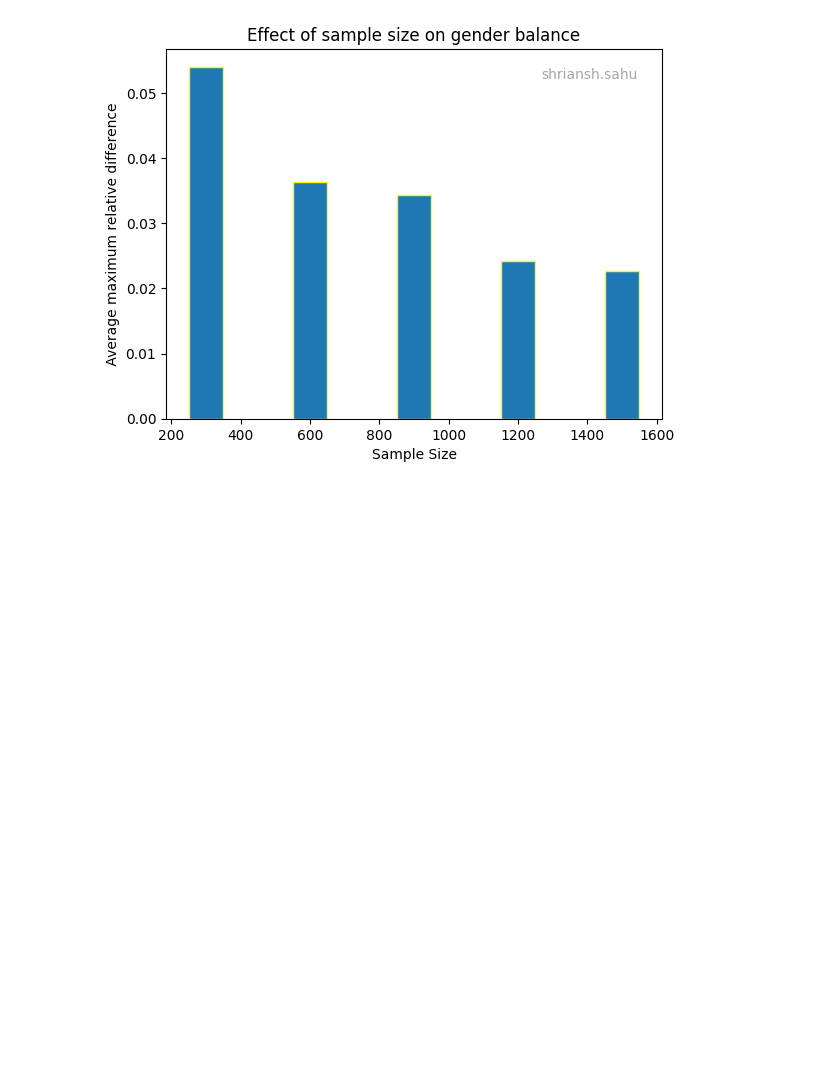
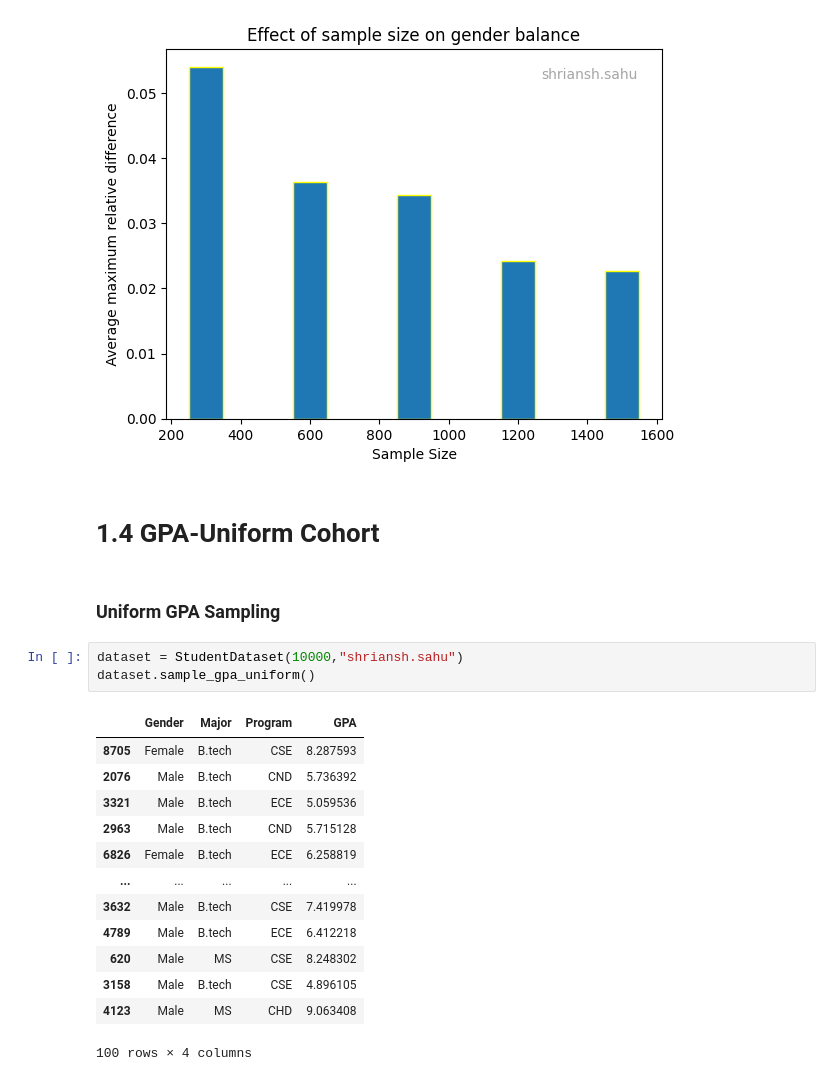
Before and after one commit to Shriansh8584/student-dataset-assignment, a Jupyter notebook: JupyterNotebook.ipynb, the cells around one changed output. Drawn from its saved outputs; the diff is of its cells as text; blank space fills up the shorter version.

```diff
--- a/JupyterNotebook.ipynb
+++ b/JupyterNotebook.ipynb
@@ -549,3 +592,24 @@ dataset = StudentDataset(10000,"shriansh.sahu")
 dataset.plot_avg_max_gender_diff_vs_sample_size()
 # %% [output]
 [figure]
+# %% [markdown]
+# 1.4 GPA-Uniform Cohort
+# %% [markdown]
+### Uniform GPA Sampling
+# %%
+dataset = StudentDataset(10000,"shriansh.sahu")
+dataset.sample_gpa_uniform()
+# %% [output]
+|  | Gender | Major | Program | GPA |
+| 8705 | Female | B.tech | CSE | 8.287593 |
+| 2076 | Male | B.tech | CND | 5.736392 |
+| 3321 | Male | B.tech | ECE | 5.059536 |
+| 2963 | Male | B.tech | CND | 5.715128 |
+| 6826 | Female | B.tech | ECE | 6.258819 |
+| ... | ... | ... | ... | ... |
+| 3632 | Male | B.tech | CSE | 7.419978 |
+| 4789 | Male | B.tech | ECE | 6.412218 |
+| 620 | Male | MS | CSE | 8.248302 |
+| 3158 | Male | B.tech | CSE | 4.896105 |
+| 4123 | Male | MS | CHD | 9.063408 |
+100 rows × 4 columns
```
Also changed, not shown: parts of 3 cells of this notebook.
